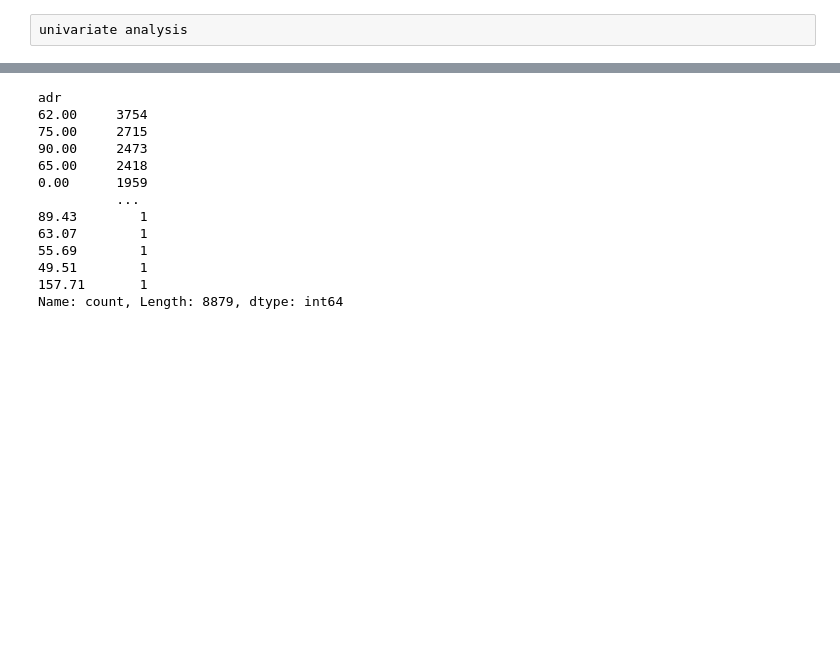
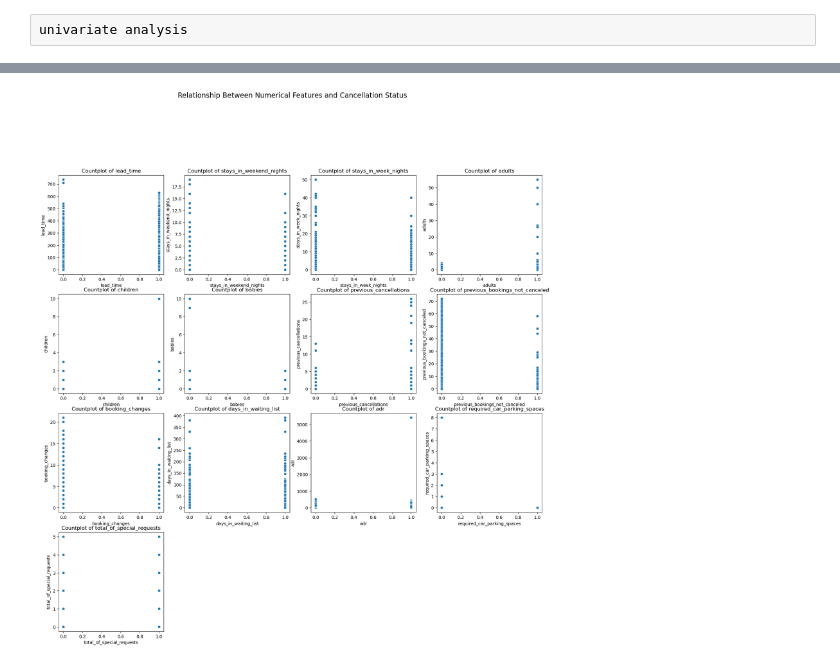
Before and after one commit to mohammed-fariz/project1, a Jupyter notebook: Hotel booking cancellation prediction/data collection.ipynb, the cells around one changed output, grey strips where cells are left out. Cells and saved outputs as stored; diff of their text form; code cells hidden in the pictures; blank space fills up the shorter version.

```diff
--- a/Hotel booking cancellation prediction/data collection.ipynb
+++ b/Hotel booking cancellation prediction/data collection.ipynb
@@ -279,9 +321,0 @@ numerical_cols = ['lead_time', 'arrival_date_week_number', 'arrival_date_day_of_
-# %%
-for col in numerical_cols:
-
-    plt.figure(figsize=(8, 4))
-    sns.histplot(data=df, x=col, palette="Set2",hue='hotel',kde=True)
-    plt.title(f"Countplot of {col}")
-    plt.xlabel(col)
-    plt.ylabel("Count")
-    plt.xticks(rotation=90)
@@ -302,16 +322,19 @@ for col in numerical_cols:
-# %%
-df['adr'].value_counts()
-# %% [output]
-adr
-62.00     3754
-75.00     2715
-90.00     2473
-65.00     2418
-0.00      1959
-          ...
-89.43        1
-63.07        1
-55.69        1
-49.51        1
-157.71       1
-Name: count, Length: 8879, dtype: int64
+# %%
+numerical_cols = [
+    'lead_time', 'stays_in_weekend_nights', 'stays_in_week_nights',
+    'adults', 'children', 'babies', 'previous_cancellations',
+    'previous_bookings_not_canceled', 'booking_changes',
+    'days_in_waiting_list', 'adr', 'required_car_parking_spaces',
+    'total_of_special_requests'
+]
+
+
+plt.figure(figsize=(20, 19))
+for i, col in enumerate(numerical_cols):
+    plt.subplot(4, 4, i+1)  # Arrange plots in a 4x3 grid
+    sns.scatterplot(x='is_canceled', y=col, data=df)
+    plt.title(f"Countplot of {col}")
+    plt.xlabel(col)
+    plt.suptitle("Relationship Between Numerical Features and Cancellation Status", fontsize=16, y=1.02)
+# %% [output]
+[figure, added]
```
Also changed, not shown: parts of 6 cells of this notebook.
